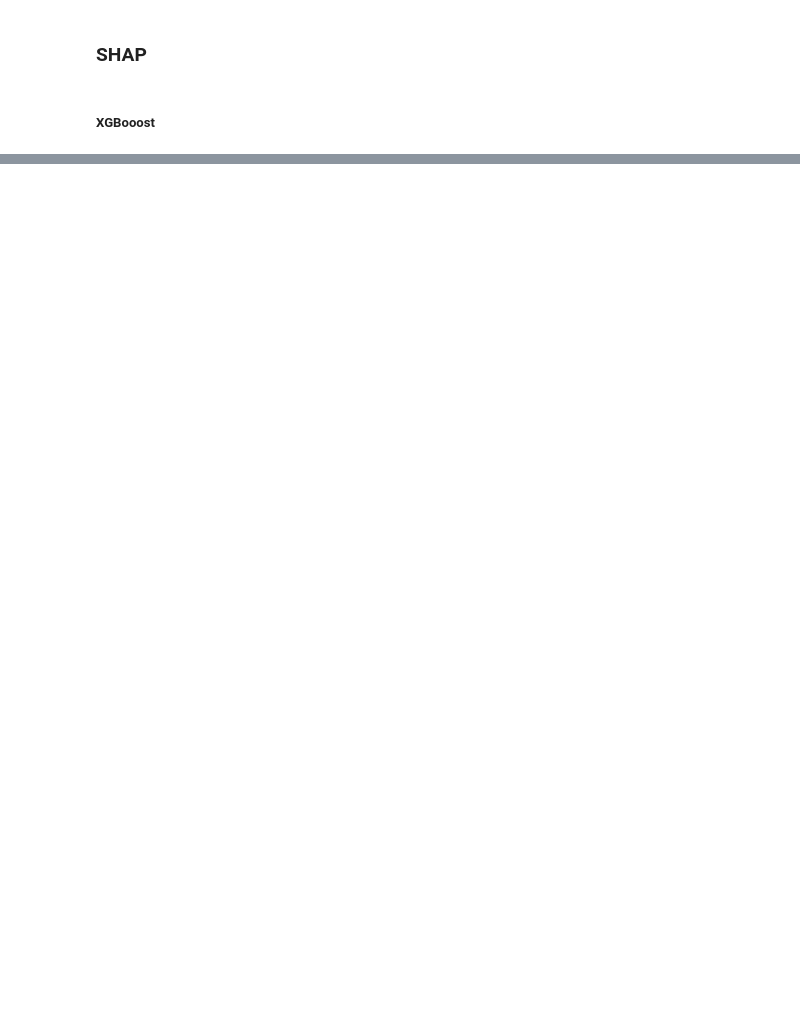
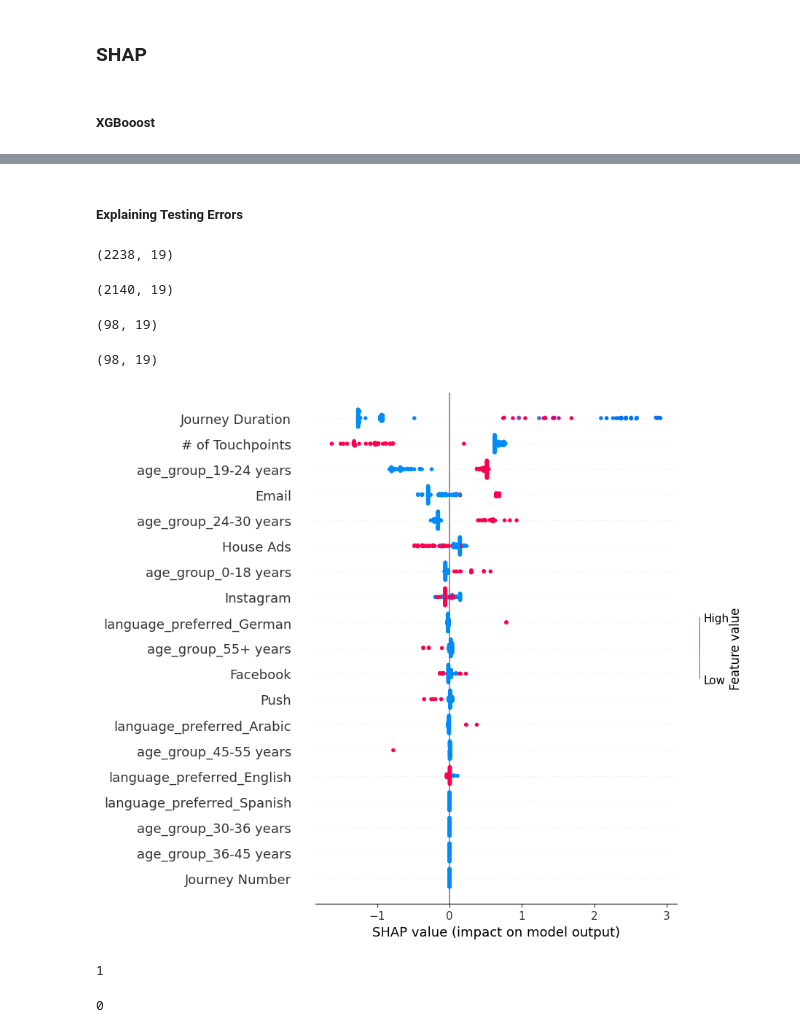
Before and after one commit to kevintunney/ISyE7406-GroupProject, a Jupyter notebook: data/notebook_mark_xgb_only.ipynb, the cells around one changed output, grey strips where cells are left out. Saved outputs shown, nothing was run; the diff lists cells and outputs as text; code cells hidden in the pictures; blank space fills up the shorter version.

```diff
--- a/data/notebook_mark_xgb_only.ipynb
+++ b/data/notebook_mark_xgb_only.ipynb
@@ -155,0 +194,4 @@ shap.summary_plot(shap_values, X_train, plot_type="dot", class_names=model3.clas
+# %% [markdown]
+##### Explaining Testing Errors
+# %%
+classified_wrong = X_test.loc[FP.index]
@@ -155,0 +200,32 @@ shap.summary_plot(shap_values, X_train, plot_type="dot", class_names=model3.clas
+# %%
+X_test.shape
+# %% [output]
+(2238, 19)
+# %%
+classified_right.shape
+# %% [output]
+(2140, 19)
+# %%
+classified_wrong.shape
+# %% [output]
+(98, 19)
+# %%
+classified_wrong.shape
+# %% [output]
+(98, 19)
+# %%
+explainer = shap.Explainer(model3, classified_wrong)
+shap_values = explainer(classified_wrong)
+#shap_values = explainer.shap_values(classified_wrong)
+# %%
+shap.summary_plot(shap_values, classified_wrong, plot_type="dot", class_names=model3.classes_)
+# %% [output]
+[figure, added]
+# %%
+y_pred[classified_wrong.index[0]]
+# %% [output]
+1
+# %%
+y_test[classified_wrong.index[0]]
+# %% [output]
+0
```
Also changed, not shown: parts of 18 cells of this notebook, 9 other files.
